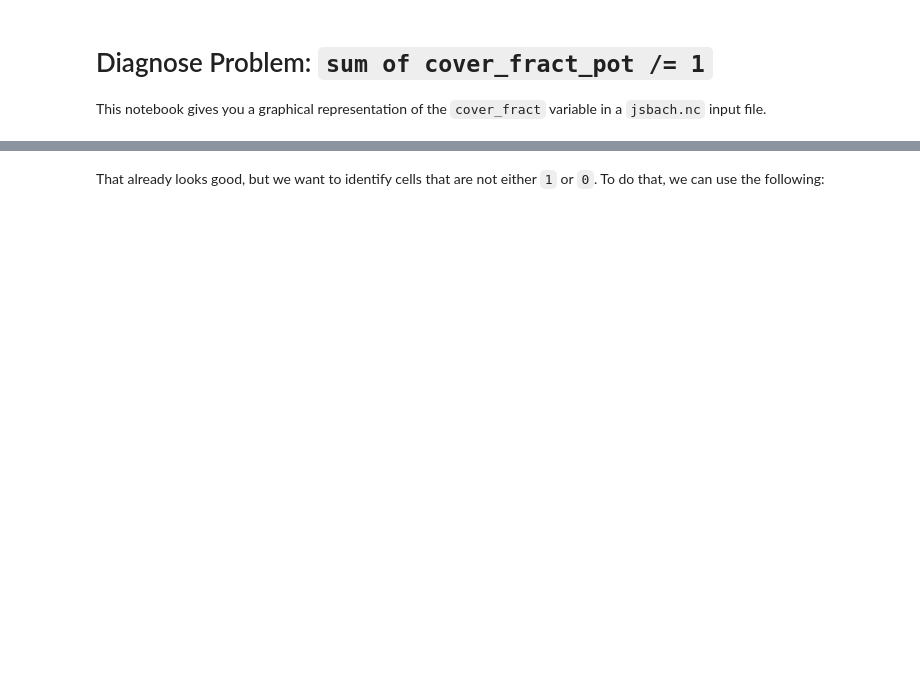
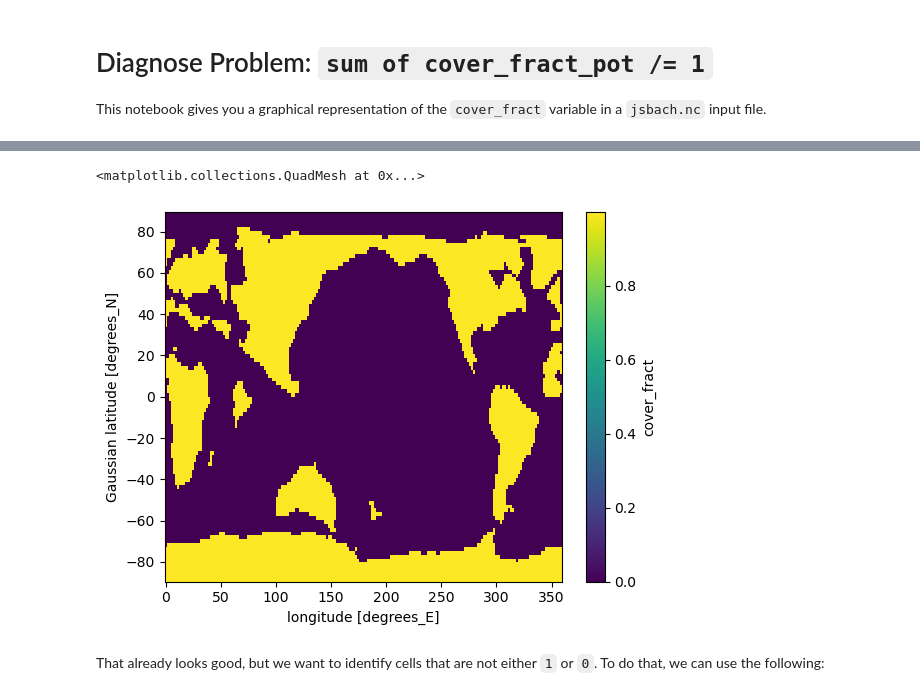
Before and after one commit to AWI-ESM/common-errors, a Jupyter notebook: jsbach-cover-fract/diagnose_jsbach_cover_fract_pot.ipynb, the cells around one changed output, grey strips where cells are left out. Saved outputs shown, nothing was run; the diff lists cells and outputs as text; code cells hidden in the pictures; blank space fills up the shorter version.

Commit message:
renderable plot online

```diff
--- a/jsbach-cover-fract/diagnose_jsbach_cover_fract_pot.ipynb
+++ b/jsbach-cover-fract/diagnose_jsbach_cover_fract_pot.ipynb
@@ -13,4 +9,4 @@ jsbach_input_file = "/albedo/work/user/pgierz/SciComp/Model-Support/AWI-ESM/comm
 # %%
 ds = xr.open_dataset(jsbach_input_file)
-ds.cover_fract.sum(dim="ntiles").hvplot.quadmesh(x="lon", y="lat")
+ds.cover_fract.sum(dim="ntiles").plot(x="lon", y="lat")
 # %% [output]
@@ -18,3 +13,5 @@ ds.cover_fract.sum(dim="ntiles").hvplot.quadmesh(x="lon", y="lat")
+<matplotlib.collections.QuadMesh at 0x...>
+[figure, added]
 # %% [markdown]
 That already looks good, but we want to identify cells that are not either `1` or `0`. To do that, we can use the following:
 # %%
```
Also changed, not shown: parts of 3 cells of this notebook.
